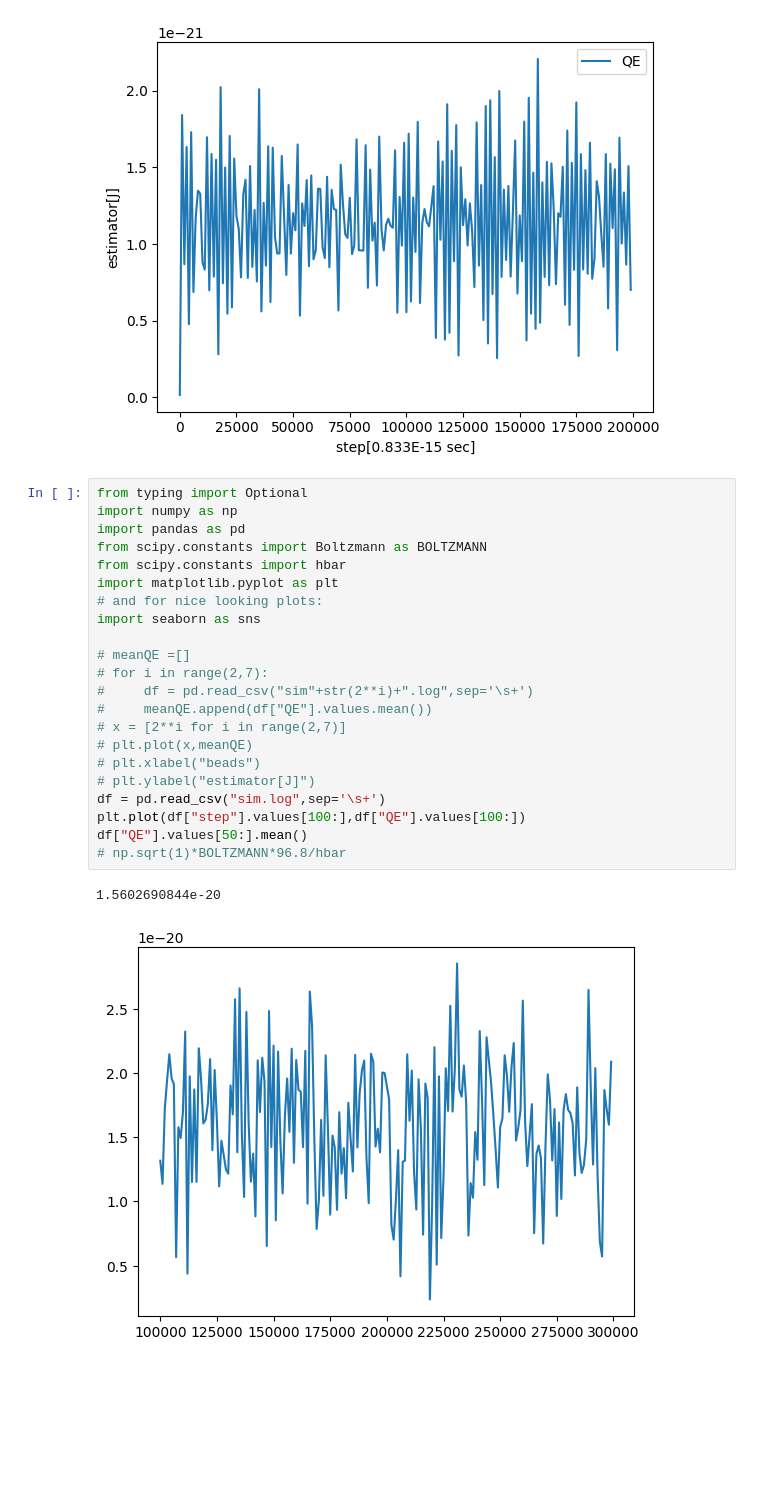
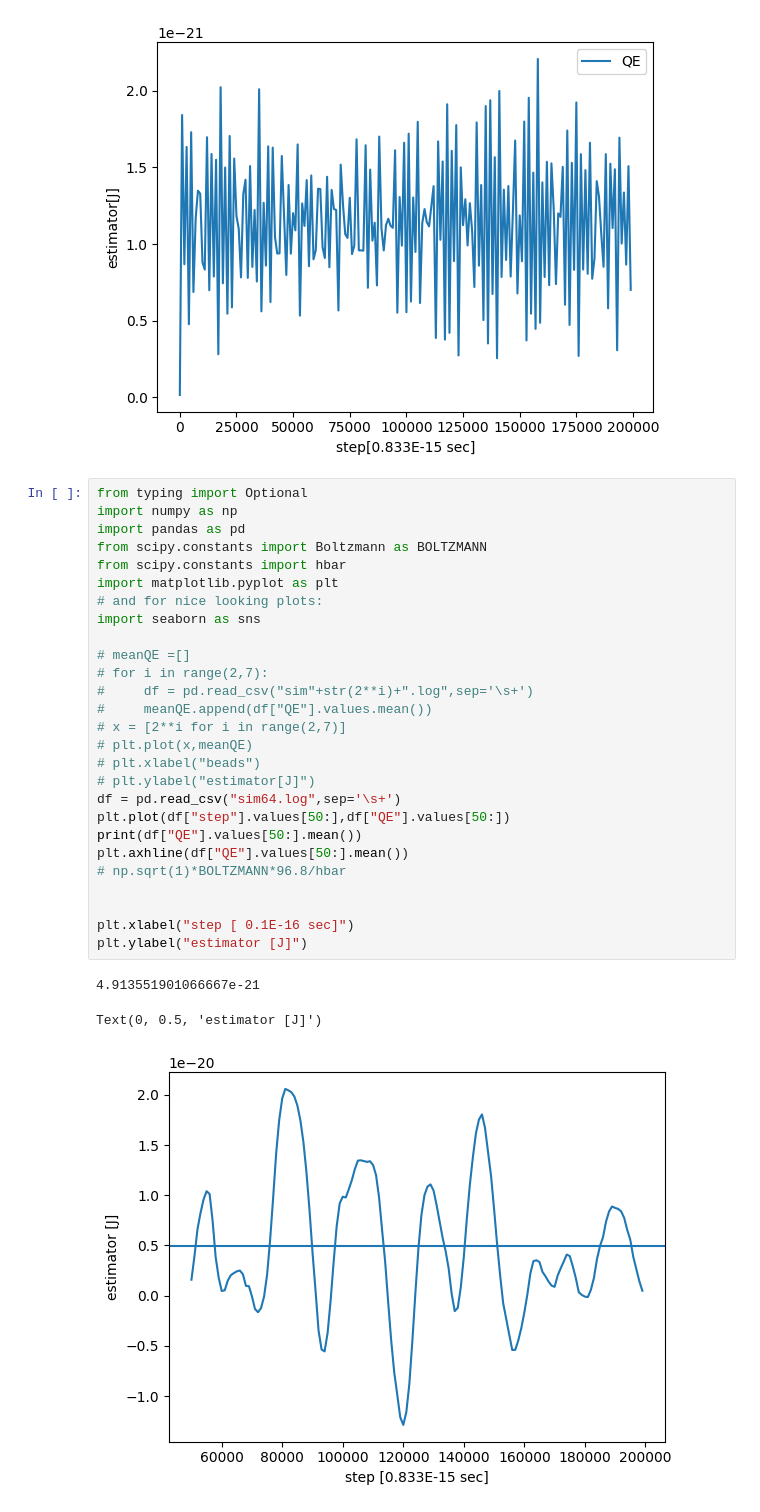
Before and after one commit to SagiMeir/Simulations4Beginners, a Jupyter notebook: Untitled-1.ipynb, the cells around one changed output. Saved outputs shown, nothing was run; the diff lists cells and outputs as text; blank space fills up the shorter version.

```diff
--- a/Untitled-1.ipynb
+++ b/Untitled-1.ipynb
@@ -106,28 +106,34 @@ Text(0, 0.5, 'estimator[J]')
 # %%
 from typing import Optional
 import numpy as np
 import pandas as pd
 from scipy.constants import Boltzmann as BOLTZMANN
 from scipy.constants import hbar
 import matplotlib.pyplot as plt
 # and for nice looking plots:
 import seaborn as sns
 
 # meanQE =[]
 # for i in range(2,7):
 #     df = pd.read_csv("sim"+str(2**i)+".log",sep='\s+')
 #     meanQE.append(df["QE"].values.mean())
 # x = [2**i for i in range(2,7)]
 # plt.plot(x,meanQE)
 # plt.xlabel("beads")
 # plt.ylabel("estimator[J]")
-df = pd.read_csv("sim.log",sep='\s+')
-plt.plot(df["step"].values[100:],df["QE"].values[100:])
-df["QE"].values[50:].mean()
+df = pd.read_csv("sim64.log",sep='\s+')
+plt.plot(df["step"].values[50:],df["QE"].values[50:])
+print(df["QE"].values[50:].mean())
+plt.axhline(df["QE"].values[50:].mean())
 # np.sqrt(1)*BOLTZMANN*96.8/hbar
+
+
+plt.xlabel("step [ 0.1E-16 sec]")
+plt.ylabel("estimator [J]")
 # %% [output]
-1.5602690844e-20
+4.913551901066667e-21
+Text(0, 0.5, 'estimator [J]')
-[figure, old version]
+[figure, new version]
 # %%
 from typing import Optional
 import numpy as np
```
Also changed, not shown: parts of 4 cells of this notebook, 2 other files.
